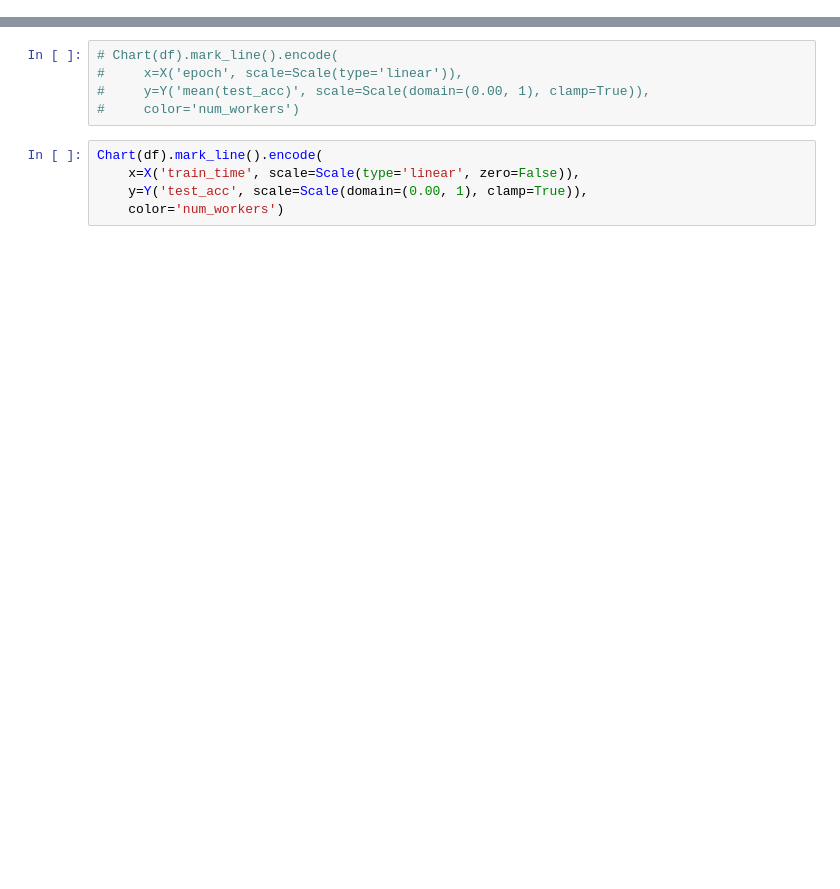
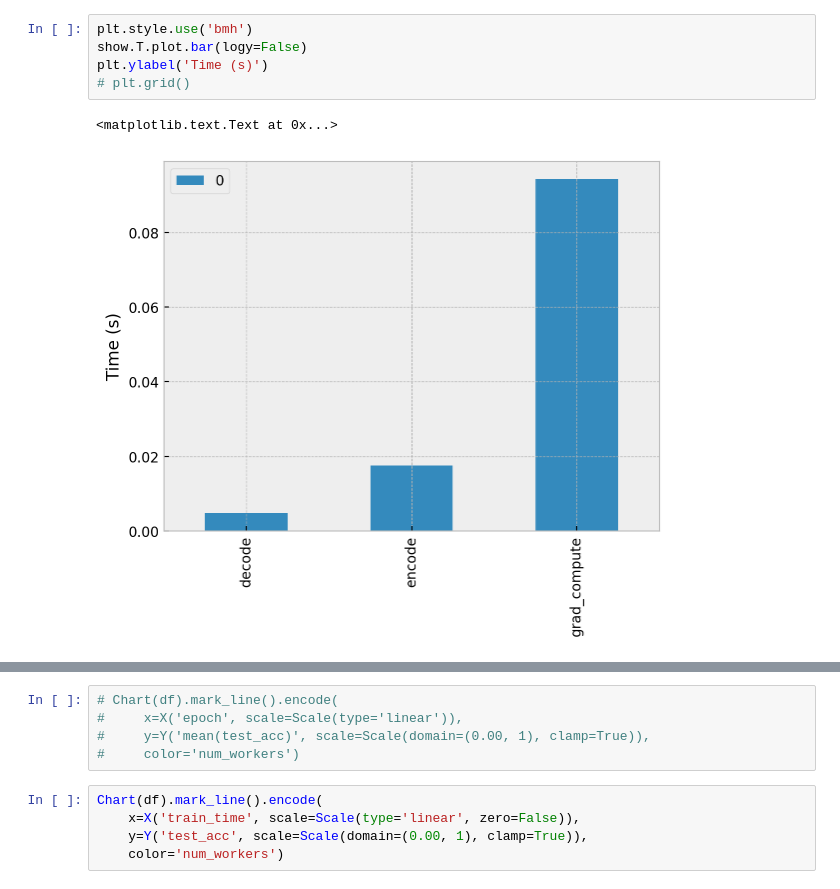
Before and after one commit to jxbz/LeanSGD, a Jupyter notebook: Visualize.ipynb, the cells around one changed output, grey strips where cells are left out. Drawn from its saved outputs; the diff is of its cells as text; blank space fills up the shorter version.

```diff
--- a/Visualize.ipynb
+++ b/Visualize.ipynb
@@ -29,0 +52,8 @@ plt.show()
+# %%
+plt.style.use('bmh')
+show.T.plot.bar(logy=False)
+plt.ylabel('Time (s)')
+# plt.grid()
+# %% [output]
+<matplotlib.text.Text at 0x...>
+[figure, added]
```
Also changed, not shown: parts of 9 cells of this notebook, 3 other files.
